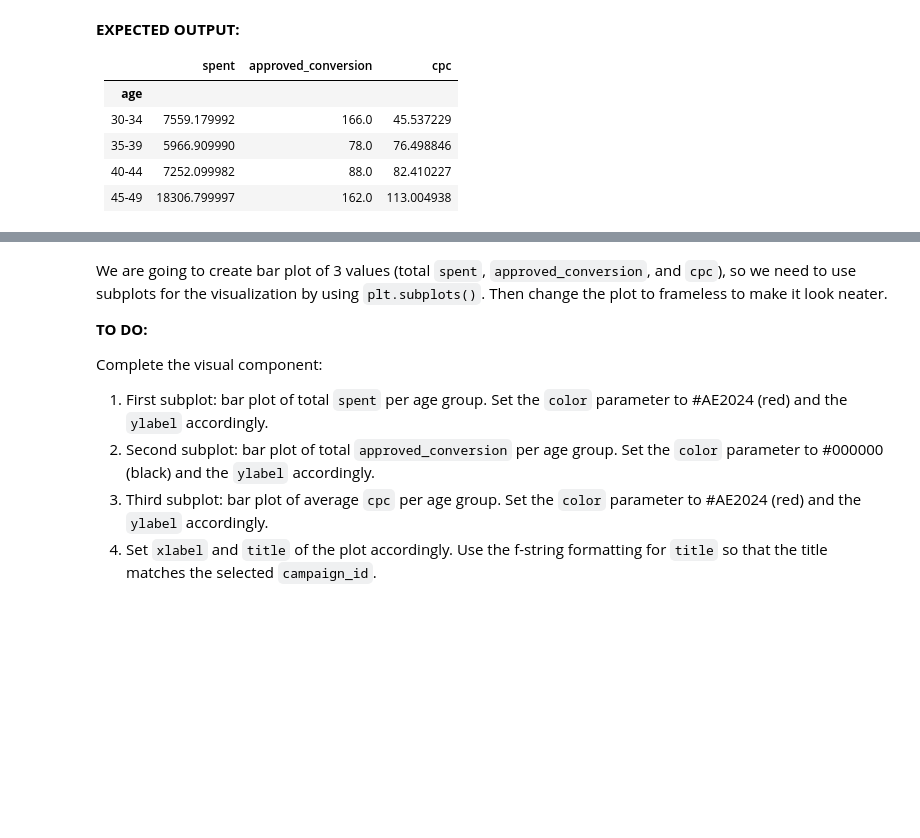
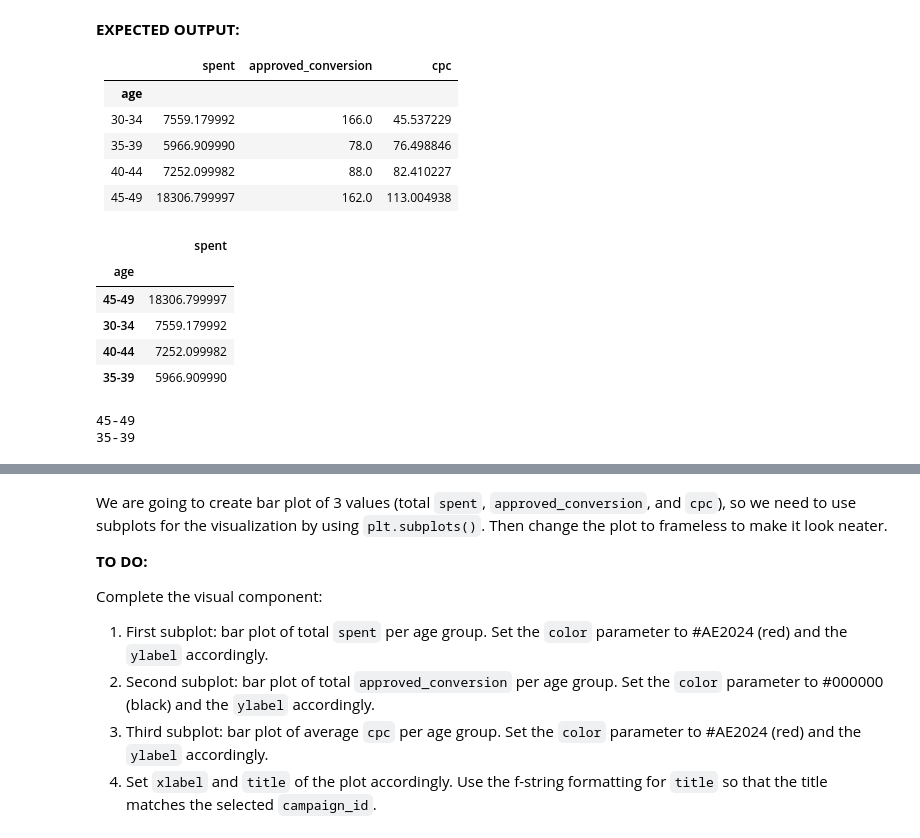
Before and after one commit to Gustana/telebot, a Jupyter notebook: Notebook Guide.ipynb, the cells around one changed output, grey strips where cells are left out. Saved outputs shown, nothing was run; the diff lists cells and outputs as text; code cells hidden in the pictures; blank space fills up the shorter version.

Commit message:
fix issue in plot and summary command

```diff
--- a/Notebook Guide.ipynb
+++ b/Notebook Guide.ipynb
@@ -365,7 +365,7 @@ Let's start by reading our CSV data in. It's located in folder `data_input` and
 import pandas as pd
 
 # TO DO: read data and convert data type
-df = pd.read_csv('data_input/facebook_ads_v2.csv', parse_dates=['reporting_date'])
+df = pd.read_csv('data_input/facebook_ads_v2.csv', parse_dates=['reporting_date'], dayfirst=True)
 df.head()
 # %% [output]
 |  | ad_id | reporting_date | campaign_id | age | gender | interest1 | interest2 | interest3 | impressions | ... |
@@ -700,3 +692,15 @@ df_plot
 | 35-39 |  5966.909990 |         78.0        |  76.498846 |
 | 40-44 |  7252.099982 |         88.0        |  82.410227 |
 | 45-49 | 18306.799997 |        162.0        | 113.004938 |
+# %%
+df_plot.pivot_table(
+    index = 'age',
+    values = 'spent'
+).sort_values(by='spent', ascending=False)
+# %% [output]
+|  | spent |
+| age |  |
+| 45-49 | 18306.799997 |
+| 30-34 | 7559.179992 |
+| 40-44 | 7252.099982 |
+| 35-39 | 5966.909990 |
@@ -702,0 +717,6 @@ df_plot
+# %%
+print(highest_spent)
+print(lowest_spent)
+# %% [output]
+45-49
+35-39
```
Also changed, not shown: parts of 16 cells of this notebook, 1 other file.
